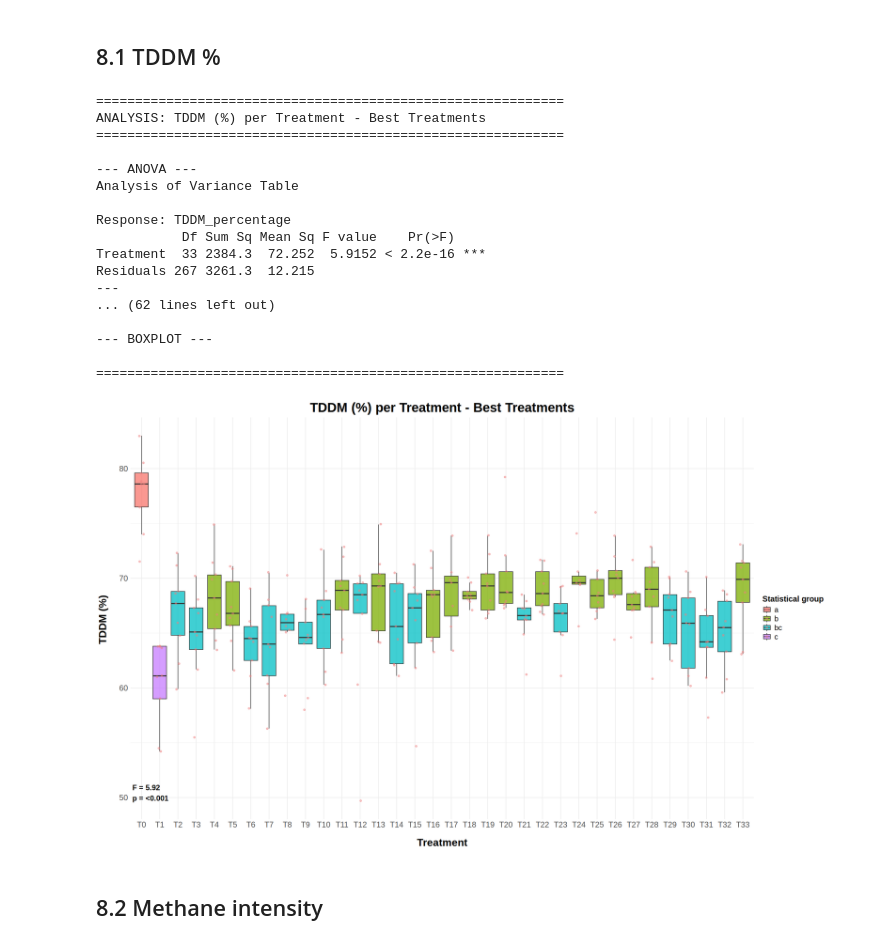
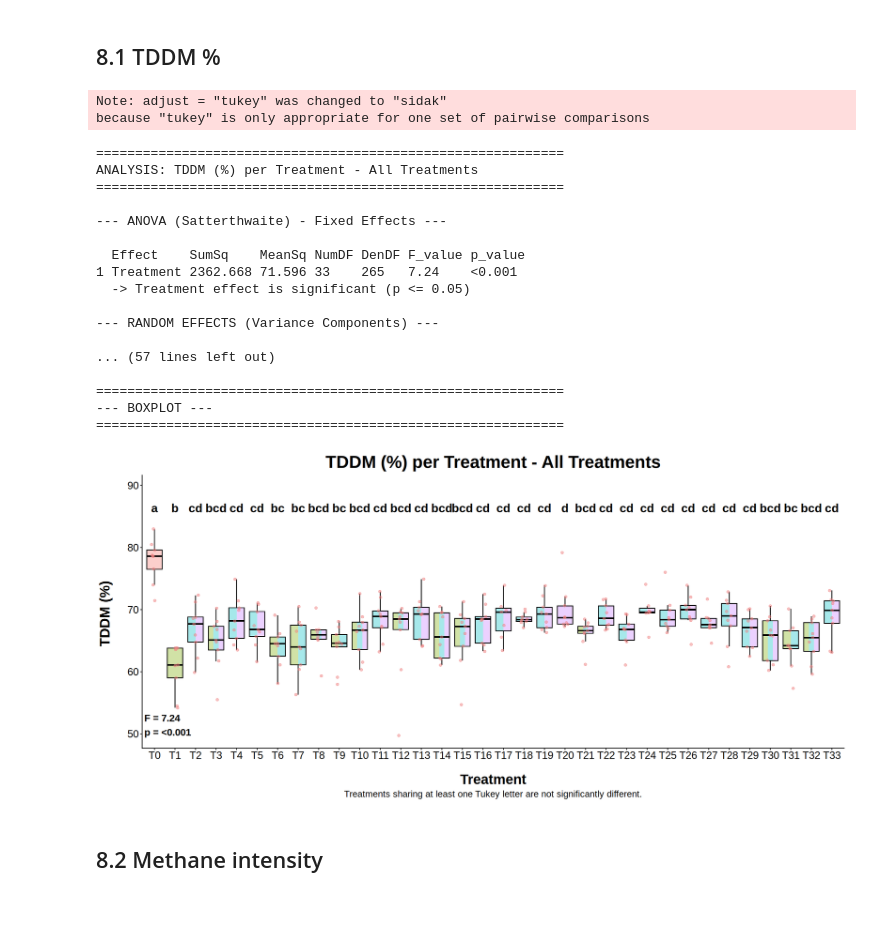
Before and after one commit to maurope/lmf, a Jupyter notebook: notebooks/2026/2026_09_16_R_bios_diets_analysis_for_alejandra_parametric.ipynb, the cells around one changed output. Saved outputs shown, nothing was run; the diff lists cells and outputs as text; code cells hidden in the pictures; blank space fills up the shorter version.

```diff
--- a/notebooks/2026/2026_09_16_R_bios_diets_analysis_for_alejandra_parametric.ipynb
+++ b/notebooks/2026/2026_09_16_R_bios_diets_analysis_for_alejandra_parametric.ipynb
@@ -1273,29 +1655,31 @@ df2 <- df %>% filter(!Treatment %in% c("T34", "T35", "T36"))
 # %%
 result_all_tddm <- plot_anova_treatment(
   data = df2,
   variable = "TDDM_percentage",
-  title = "TDDM (%) per Treatment - Best Treatments",
+  title = "TDDM (%) per Treatment - All Treatments",
   y_label = "TDDM (%) "
 )
 # %% [output]
-============================================================
-ANALYSIS: TDDM (%) per Treatment - Best Treatments
-============================================================
-
---- ANOVA ---
-Analysis of Variance Table
-
-Response: TDDM_percentage
-           Df Sum Sq Mean Sq F value    Pr(>F)
-Treatment  33 2384.3  72.252  5.9152 < 2.2e-16 ***
-Residuals 267 3261.3  12.215
----
-... (62 lines left out)
-
---- BOXPLOT ---
-
-============================================================
+Note: adjust = "tukey" was changed to "sidak"
+because "tukey" is only appropriate for one set of pairwise comparisons
+============================================================
+ANALYSIS: TDDM (%) per Treatment - All Treatments
+============================================================
+
+--- ANOVA (Satterthwaite) - Fixed Effects ---
+
+  Effect    SumSq    MeanSq NumDF DenDF F_value p_value
+1 Treatment 2362.668 71.596 33    265   7.24    <0.001
+  -> Treatment effect is significant (p <= 0.05)
+
+--- RANDOM EFFECTS (Variance Components) ---
+
+... (57 lines left out)
+
+============================================================
+--- BOXPLOT ---
+============================================================
-[figure, old version]
+[figure, new version]
 # %% [markdown]
 ## 8.2 Methane intensity
 # %%
```
Also changed, not shown: parts of 58 cells of this notebook, 1 other file.
